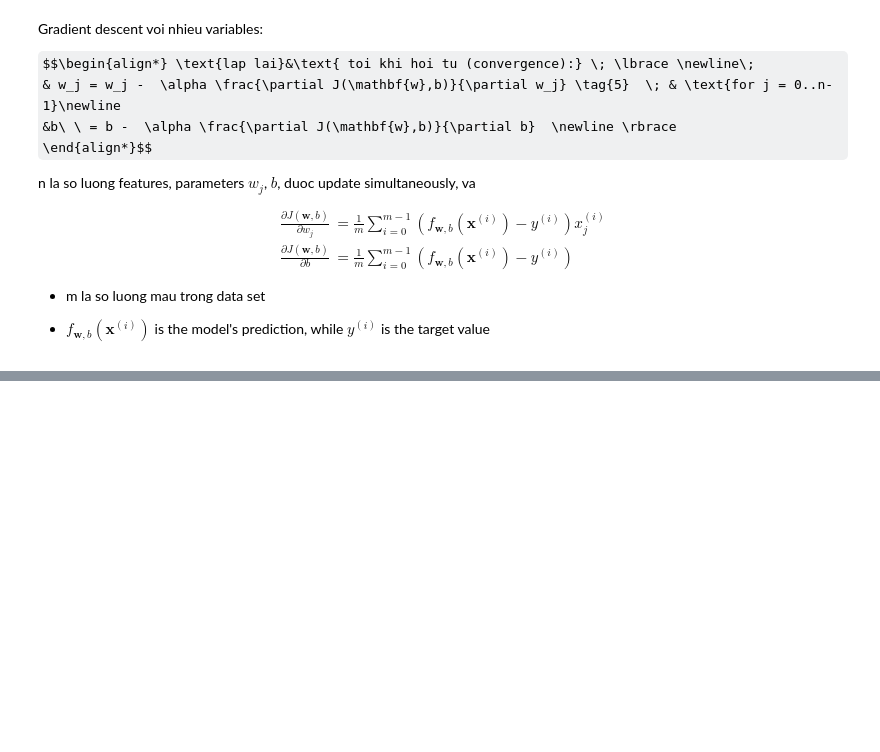
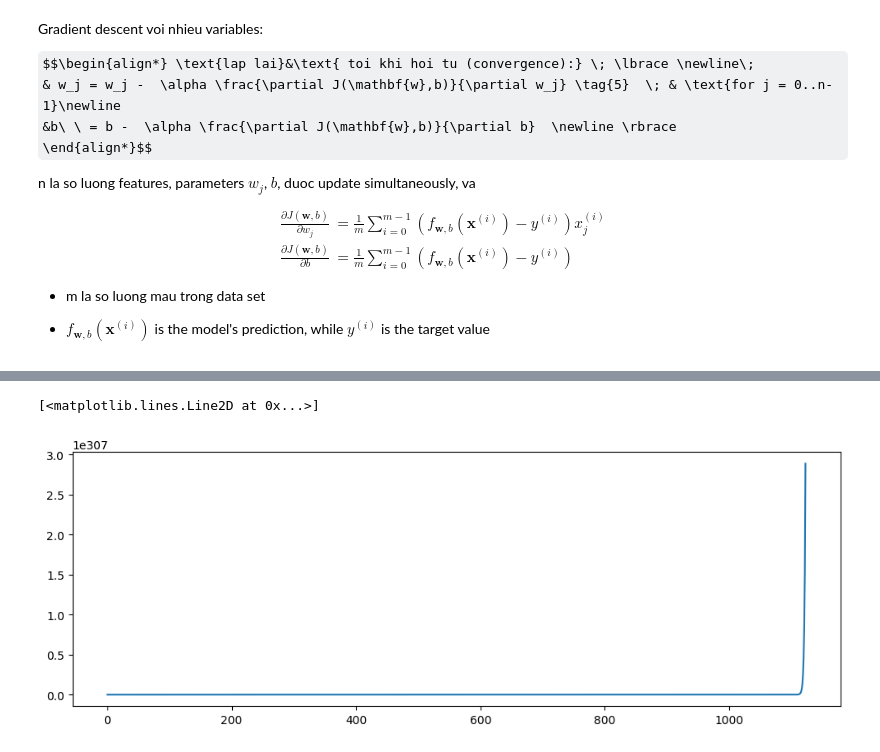
Before and after one commit to oabgnol63/122023, a Jupyter notebook: Coursera/Supervised_Learning/week2/multi_parameters_linear_regression.ipynb, the cells around one changed output, grey strips where cells are left out. Drawn from its saved outputs; the diff is of its cells as text; code cells hidden in the pictures; some formulas as TeX source; blank space fills up the shorter version.

```diff
--- a/Coursera/Supervised_Learning/week2/multi_parameters_linear_regression.ipynb
+++ b/Coursera/Supervised_Learning/week2/multi_parameters_linear_regression.ipynb
@@ -123,14 +123,3 @@ $$
 
 
 *  $f_{\mathbf{w},b}(\mathbf{x}^{(i)})$ is the model's prediction, while $y^{(i)}$ is the target value
-# %%
-# ham tinh gradient
-def compute_gradient(X, y, w, b):
-    m,n = X.shape
-    dj_dw = np.zeros(n,)
-    dj_db = 0
-    for i in range(m):
-        for j in range(n):
-            dj_dw[j] = dj_dw[j] + (np.dot(w, X[i]) + b - y[i]) * X[i][j]
-        dj_db = dj_db + (np.dot(w, X[i]) + b - y[i])
-    return dj_dw/m, dj_db/m
@@ -146,13 +161,0 @@ dj_dw at initial w,b:
-# %%
-# thuat toan gradient descent de tim tham so ma tai do ham so dat local minimum
-def gradient_descent(X, y, w, b, alpha, iterations):
-    # luu lai cac gia tri lost J(w, b)
-    J_history = []
-    for i in range(iterations):
-        dj_dw, dj_db = compute_gradient(X, y, w, b)
-        w = w - alpha*dj_dw
-        b = w - alpha*dj_db
-        J_history.append(compute_lost(X, y, w, b))
-        if i%10 == 0:
-            print(f'Interation: {i:3d} || Lost: {J_history[-1]}')
-    return w, b, J_history
@@ -159,12 +206,14 @@ def gradient_descent(X, y, w, b, alpha, iterations):
 # %%
 # initialize parameters
 initial_w = np.zeros_like(w_init)
+# initial_w = [1, 1, 1, 1]
 initial_b = 0.
 # some gradient descent settings
-iterations = 1000
-alpha = 5.0e-7
+iterations = 10000
+alpha = 9.9e-7
 # run gradient descent
-w_final, b_final, J_hist = gradient_descent(X_train, y_train, initial_w, initial_b, alpha, iterations)
+w_final, b_final, J_hist = gradient_descent(X_train, y_train, initial_w, initial_b,
+                                                    alpha, iterations)
 print(f"b,w found by gradient descent: {b_final:0.2f},{w_final} ")
 m,_ = X_train.shape
 for i in range(m):
@@ -174,0 +236,6 @@ ValueError: setting an array element with a sequence.
+# %%
+fig, ax = plt.subplots(1, 1, figsize=(12,4))
+ax.plot(J_hist)
+# %% [output]
+[<matplotlib.lines.Line2D at 0x...>]
+[figure, added]
```
Also changed, not shown: parts of 4 cells of this notebook, 1 other file.
